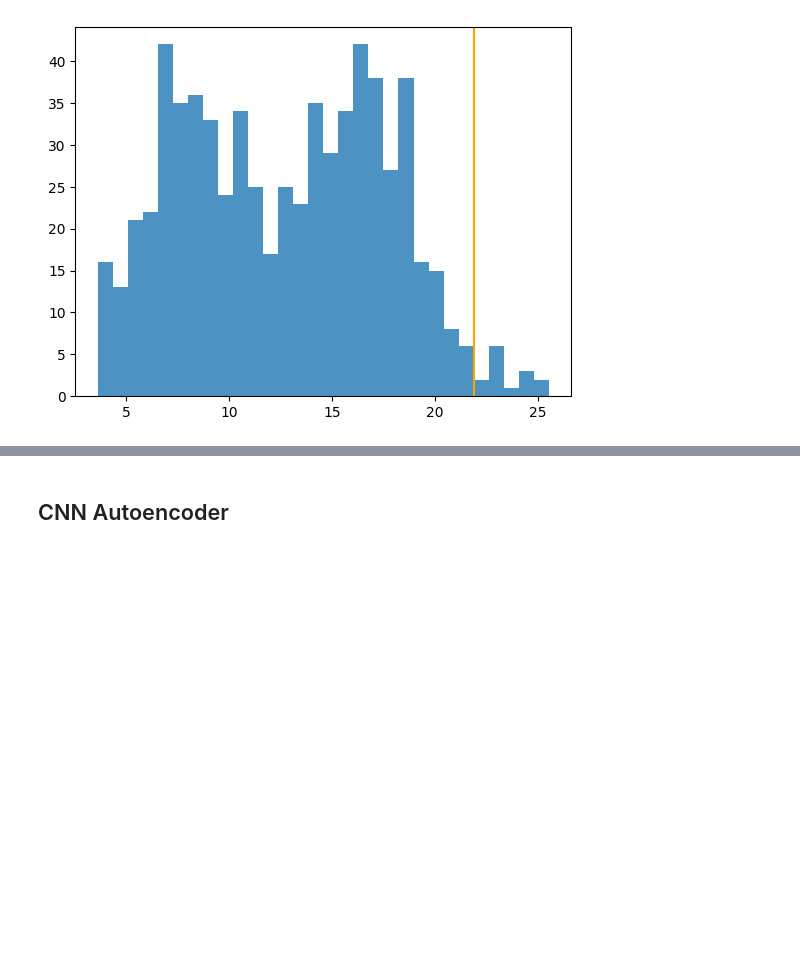
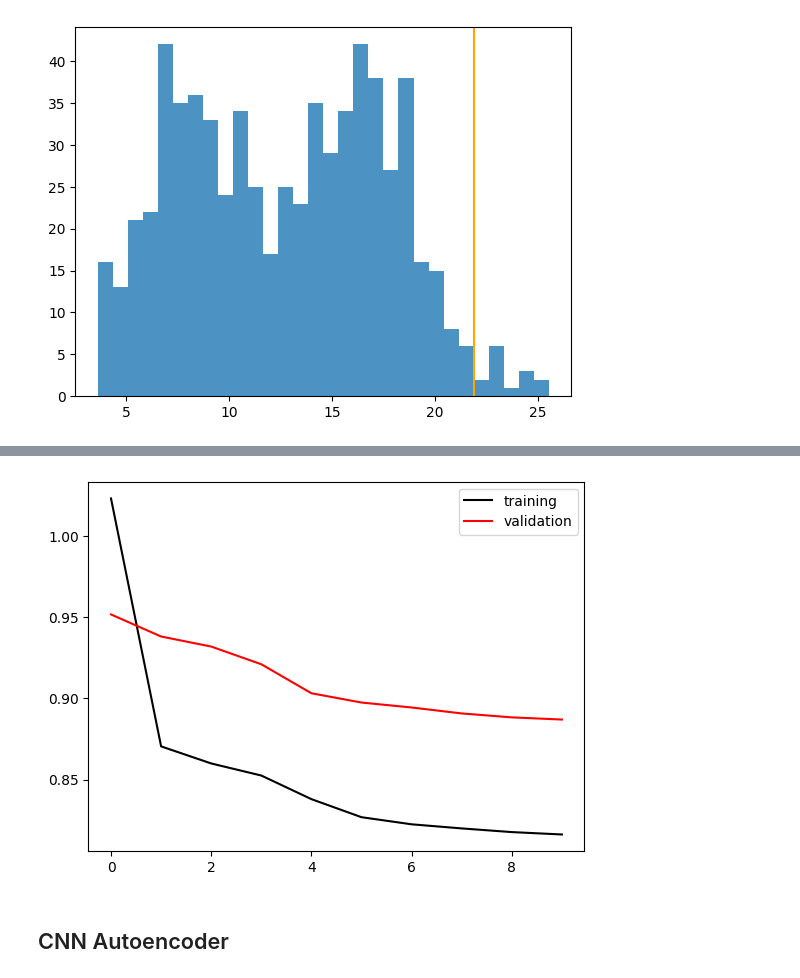
Before and after one commit to mariajmolina/UMDAOSC650, a Jupyter notebook: autoencoder.ipynb, the cells around one changed output, grey strips where cells are left out. Drawn from its saved outputs; the diff is of its cells as text; code cells hidden in the pictures; blank space fills up the shorter version.

```diff
--- a/autoencoder.ipynb
+++ b/autoencoder.ipynb
@@ -359,0 +377,34 @@ The prediction loss threshold for 2% of outliers is 21.88
+# %%
+decoded_representation = decoder(encoded_representation)
+# %%
+autoencoder = keras.Model(autoencoder_input, decoded_representation, name='autoencoder')
+# %%
+# define list of metrics
+METRICS = [
+    keras.metrics.MeanSquaredError(name='mean_squared_error'),
+    keras.metrics.RootMeanSquaredError(name='root_mean_squared_error'),
+    keras.metrics.MeanAbsoluteError(name='mean_absolute_error'),
+    keras.metrics.MeanAbsolutePercentageError(name="mean_absolute_percentage_error"),
+    keras.metrics.R2Score()
+]
+
+# compile your nn
+autoencoder.compile(
+    optimizer=keras.optimizers.Adam(learning_rate=0.001),
+    loss="mean_squared_error",
+    metrics=METRICS
+)
+
+# set hyperparameters
+BATCH_SIZE = 32
+EPOCHS = 10
+# %%
+# train the NN now
+history = autoencoder.fit(
+    x=X_train,
+    y=y_train,
+    batch_size=BATCH_SIZE,
+    epochs=EPOCHS,
+    validation_split=0.1,
+    shuffle=True,
+)
@@ -360,3 +432,11 @@ The prediction loss threshold for 2% of outliers is 21.88
+# %%
+# visualize training and validation curves
+plt.plot(history.history["mean_squared_error"], c='k', label='training')
+plt.plot(history.history["val_mean_squared_error"], c='r', label='validation')
+plt.legend()
+plt.show()
+# %% [output]
+[figure, added]
 # %% [markdown]
 ## CNN Autoencoder
 # %%
```
Also changed, not shown: parts of 36 cells of this notebook.
